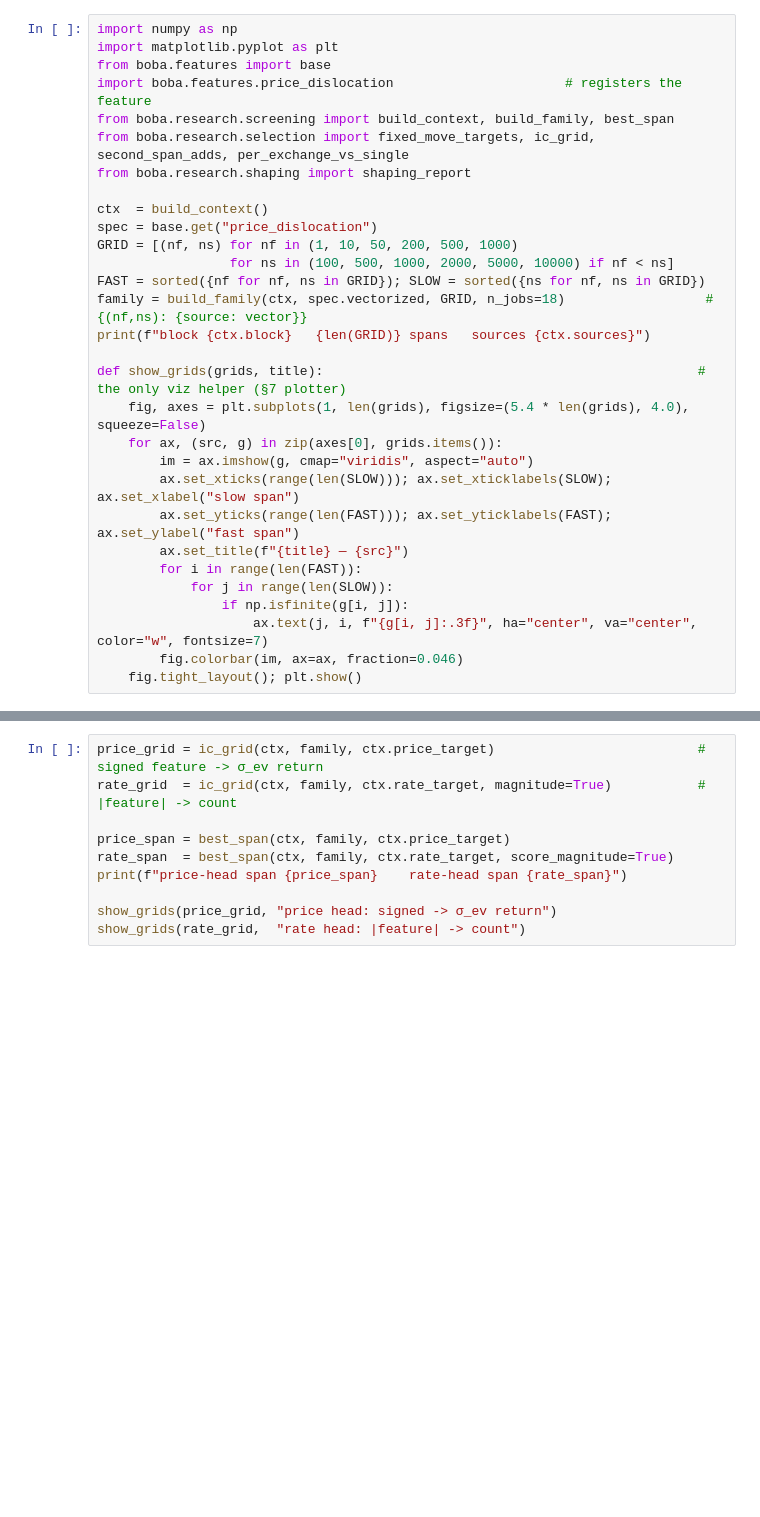
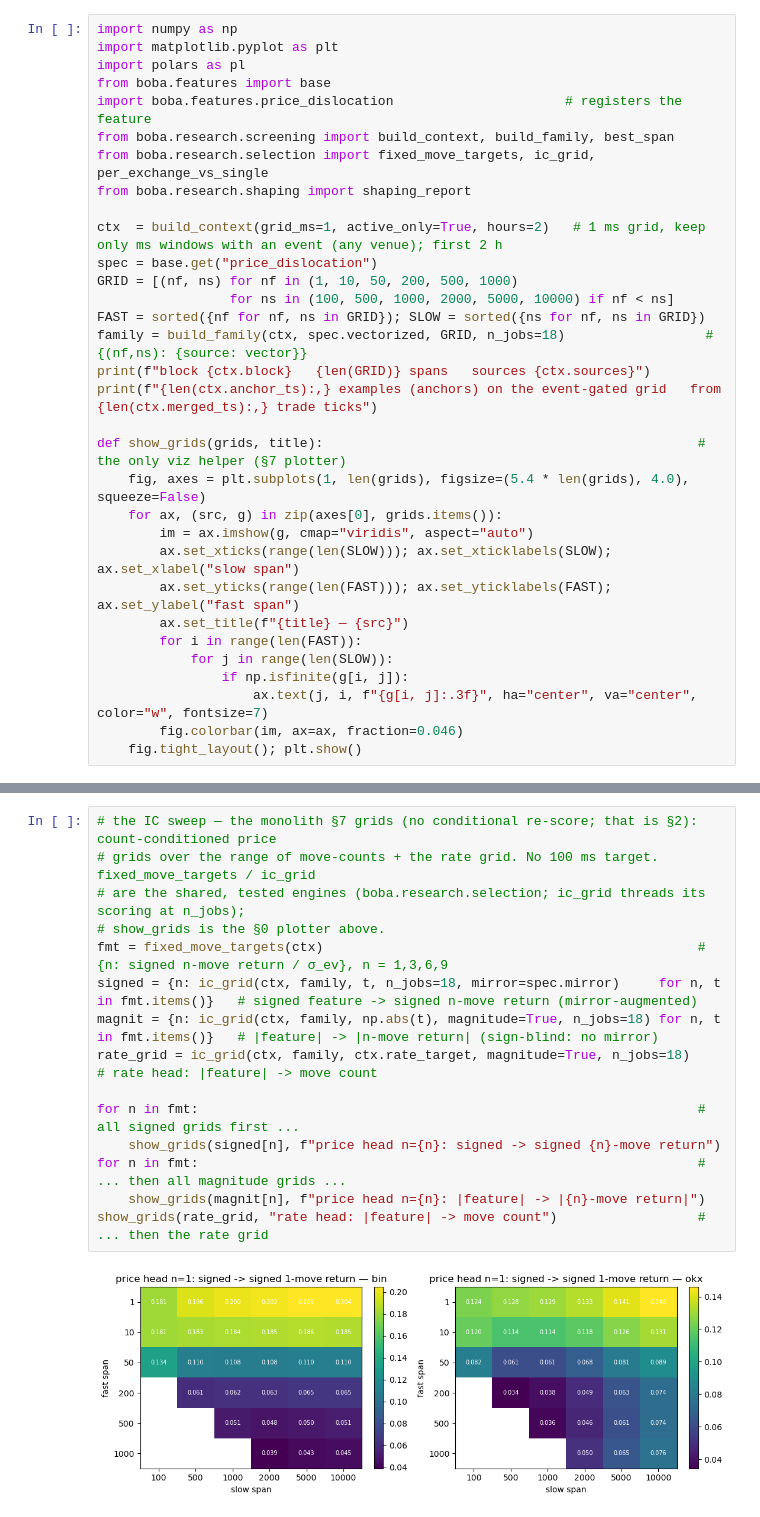
Before and after one commit to leithboyd/boba, a Jupyter notebook: notebooks/features_v2/02_finalize.ipynb, the cells around one changed output, grey strips where cells are left out. Saved outputs shown, nothing was run; the diff lists cells and outputs as text; blank space fills up the shorter version.

```diff
--- a/notebooks/features_v2/02_finalize.ipynb
+++ b/notebooks/features_v2/02_finalize.ipynb
@@ -10,19 +17,21 @@ shaping (`boba.research.shaping`). The **method** is in [`METHOD.md`](METHOD.md)
 # %%
 import numpy as np
 import matplotlib.pyplot as plt
+import polars as pl
 from boba.features import base
 import boba.features.price_dislocation                      # registers the feature
 from boba.research.screening import build_context, build_family, best_span
-from boba.research.selection import fixed_move_targets, ic_grid, second_span_adds, per_exchange_vs_single
+from boba.research.selection import fixed_move_targets, ic_grid, per_exchange_vs_single
 from boba.research.shaping import shaping_report
 
-ctx  = build_context()
+ctx  = build_context(grid_ms=1, active_only=True, hours=2)   # 1 ms grid, keep only ms windows with an event (any venue); first 2 h
 spec = base.get("price_dislocation")
 GRID = [(nf, ns) for nf in (1, 10, 50, 200, 500, 1000)
                  for ns in (100, 500, 1000, 2000, 5000, 10000) if nf < ns]
 FAST = sorted({nf for nf, ns in GRID}); SLOW = sorted({ns for nf, ns in GRID})
 family = build_family(ctx, spec.vectorized, GRID, n_jobs=18)                  # {(nf,ns): {source: vector}}
 print(f"block {ctx.block}   {len(GRID)} spans   sources {ctx.sources}")
+print(f"{len(ctx.anchor_ts):,} examples (anchors) on the event-gated grid   from {len(ctx.merged_ts):,} trade ticks")
 
 def show_grids(grids, title):                                                # the only viz helper (§7 plotter)
     fig, axes = plt.subplots(1, len(grids), figsize=(5.4 * len(grids), 4.0), squeeze=False)
@@ -46,10 +67,17 @@ feature against the σ_ev return; the **rate head** scores `|feature|` against t
 # %%
-price_grid = ic_grid(ctx, family, ctx.price_target)                          # signed feature -> σ_ev return
-rate_grid  = ic_grid(ctx, family, ctx.rate_target, magnitude=True)           # |feature| -> count
+# the IC sweep — the monolith §7 grids (no conditional re-score; that is §2): count-conditioned price
+# grids over the range of move-counts + the rate grid. No 100 ms target. fixed_move_targets / ic_grid
+# are the shared, tested engines (boba.research.selection; ic_grid threads its scoring at n_jobs);
+# show_grids is the §0 plotter above.
+fmt = fixed_move_targets(ctx)                                                # {n: signed n-move return / σ_ev}, n = 1,3,6,9
+signed = {n: ic_grid(ctx, family, t, n_jobs=18, mirror=spec.mirror)     for n, t in fmt.items()}   # signed feature -> signed n-move return (mirror-augmented)
+magnit = {n: ic_grid(ctx, family, np.abs(t), magnitude=True, n_jobs=18) for n, t in fmt.items()}   # |feature| -> |n-move return| (sign-blind: no mirror)
+rate_grid = ic_grid(ctx, family, ctx.rate_target, magnitude=True, n_jobs=18)                       # rate head: |feature| -> move count
 
-price_span = best_span(ctx, family, ctx.price_target)
-rate_span  = best_span(ctx, family, ctx.rate_target, score_magnitude=True)
-print(f"price-head span {price_span}    rate-head span {rate_span}")
-
-show_grids(price_grid, "price head: signed -> σ_ev return")
-show_grids(rate_grid,  "rate head: |feature| -> count")
+for n in fmt:                                                                # all signed grids first ...
+    show_grids(signed[n], f"price head n={n}: signed -> signed {n}-move return")
+for n in fmt:                                                                # ... then all magnitude grids ...
+    show_grids(magnit[n], f"price head n={n}: |feature| -> |{n}-move return|")
+show_grids(rate_grid, "rate head: |feature| -> move count")                  # ... then the rate grid
+# %% [output]
+[figure, added]
```
Also changed, not shown: parts of 18 cells of this notebook, 12 other files.
